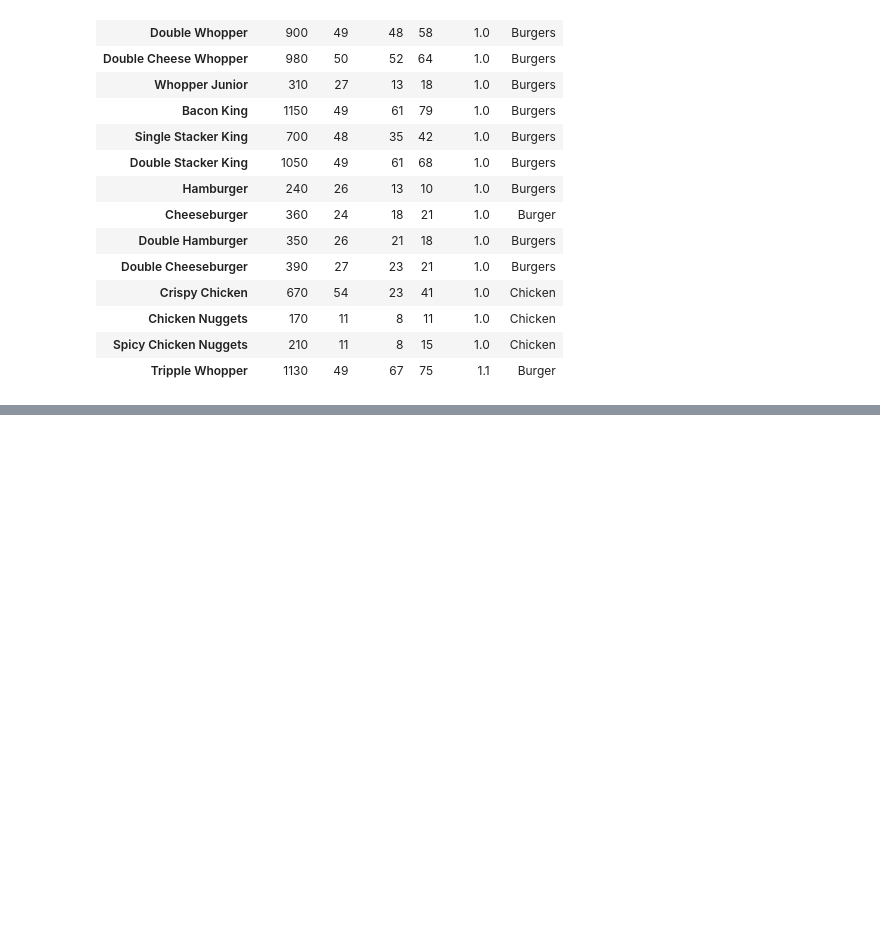
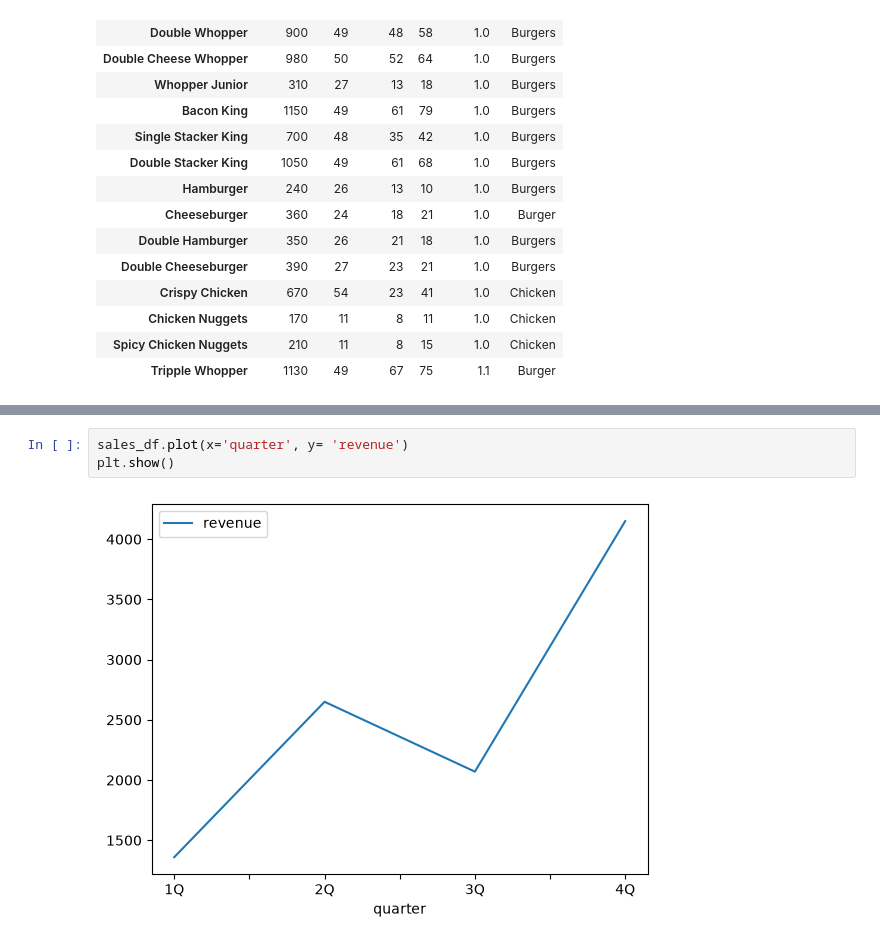
Before and after one commit to hyeonn31/Python_Study, a Jupyter notebook: 04. burger.ipynb, the cells around one changed output, grey strips where cells are left out. Saved outputs shown, nothing was run; the diff lists cells and outputs as text; blank space fills up the shorter version.

```diff
--- a/04. burger.ipynb
+++ b/04. burger.ipynb
@@ -402,0 +484,5 @@ burger_df
+# %%
+sales_df.plot(x='quarter', y= 'revenue')
+plt.show()
+# %% [output]
+[figure, added]
```
Also changed, not shown: parts of 10 cells of this notebook, 33 other files.
